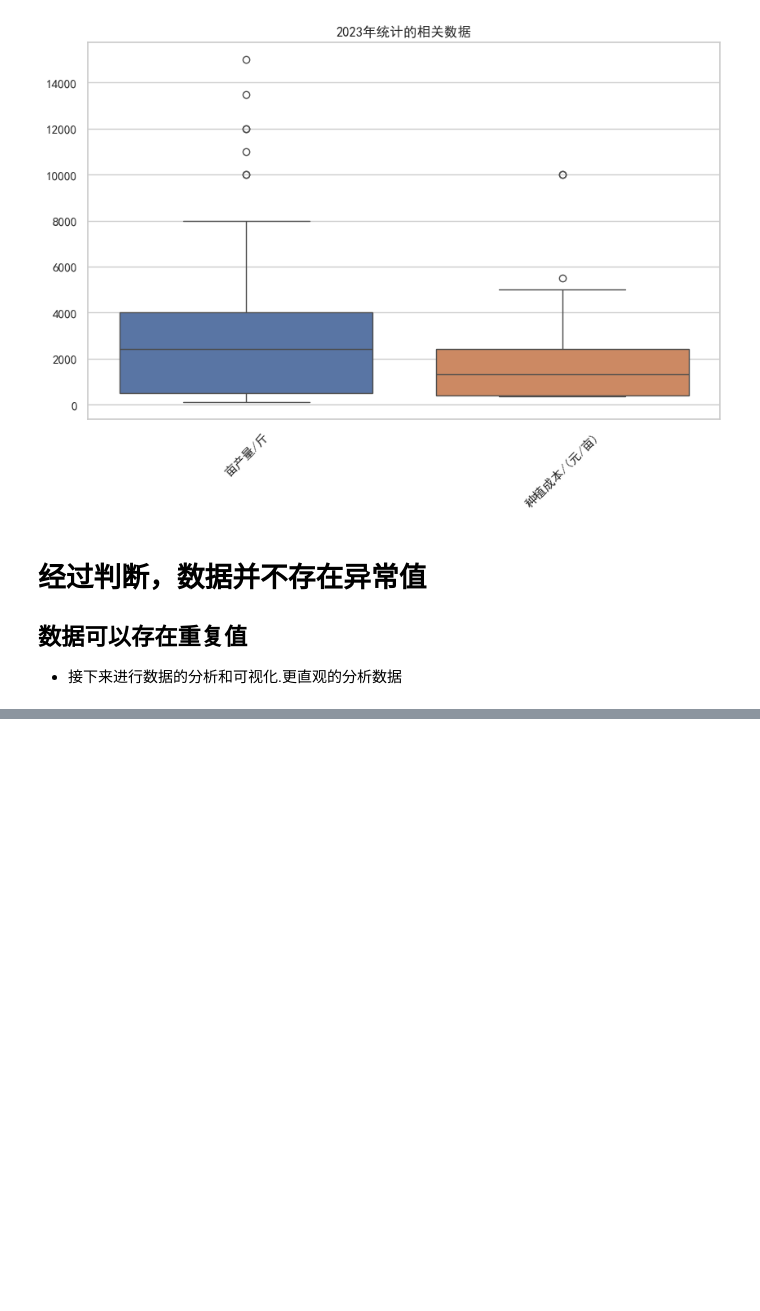
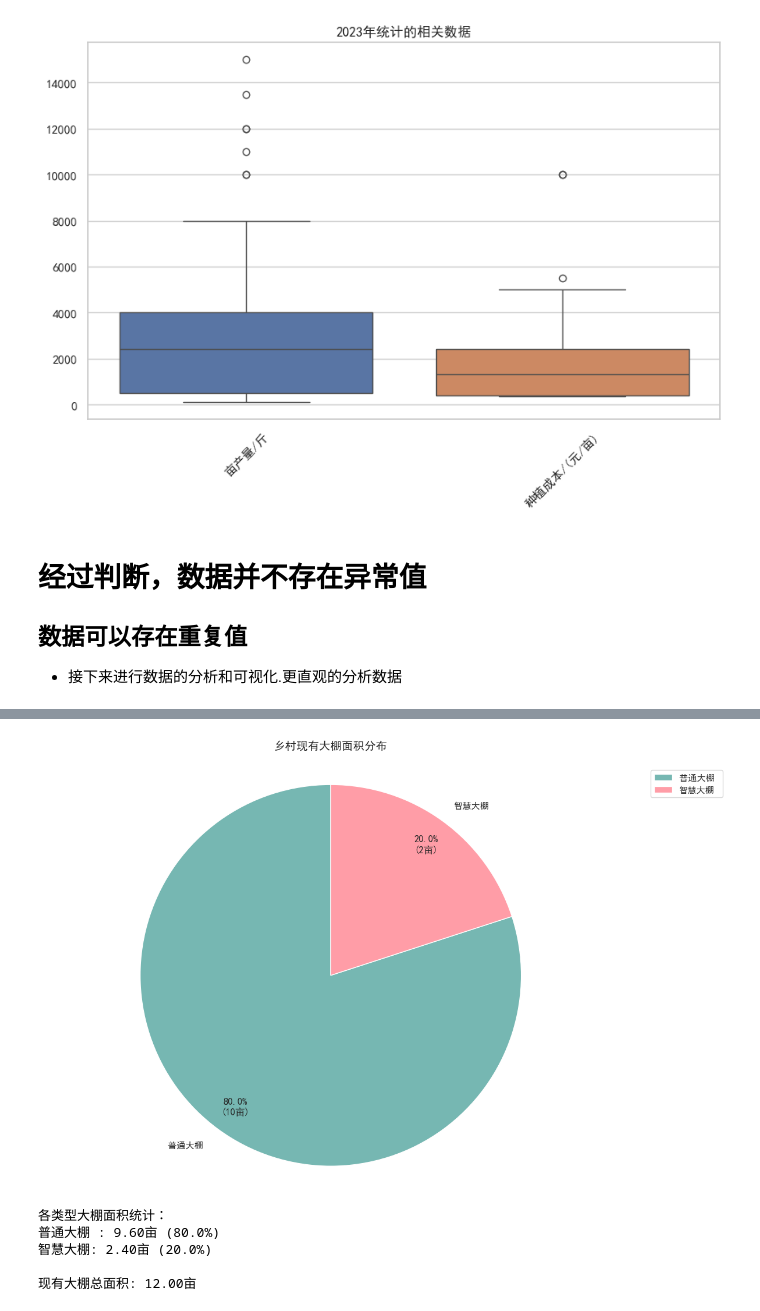
Before and after one commit to Hello-IsHuiHui/C-, a Jupyter notebook: code.ipynb, the cells around one changed output, grey strips where cells are left out. Saved outputs shown, nothing was run; the diff lists cells and outputs as text; code cells hidden in the pictures; blank space fills up the shorter version.

```diff
--- a/code.ipynb
+++ b/code.ipynb
@@ -152,0 +165,59 @@ for type_name, area in area_by_type.items():
+# %%
+"""
+
+只统计大棚的分布情况
+
+"""
+
+# 计算智慧大棚和普通大棚的面积总和
+area_by_type_greenhouse = countryside_nowland[countryside_nowland['地块类型'].isin(['智慧大棚', '普通大棚 '])].groupby('地块类型')['地块面积/亩'].sum()
+
+# 自定义显示格式函数
+def make_autopct_greenhouse(values):
+    def my_autopct(pct):
+        total = sum(values)
+        val = int(round(pct*total/100.0))
+        return f'{pct:.1f}%\n({val:d}亩)'
+    return my_autopct
+# 设置图形大小
+plt.figure(figsize=(12, 8))
+# 设置颜色方案
+colors_greenhouse = ['#76B7B2', '#FF9DA7']
+# 绘制饼图
+plt.pie(area_by_type_greenhouse.values,
+        labels=area_by_type_greenhouse.index,
+        colors=colors_greenhouse,
+        autopct=make_autopct_greenhouse(area_by_type_greenhouse.values),
+        startangle=90,
+        pctdistance=0.85,
+        labeldistance=1.1)
+# 添加标题
+plt.title('乡村现有大棚面积分布', pad=20, fontsize=14)
+# 添加图例，并调整位置
+plt.legend(bbox_to_anchor=(1.05, 1), loc='upper left')
+# 确保饼图是圆形的
+plt.axis('equal')
+# 调整布局以确保图例完整显示
+plt.tight_layout()
+# 保存图片
+if not os.path.exists('results'):
+    os.makedirs('results')
+plt.savefig('results/耕地面积分布饼图_大棚.png', bbox_inches='tight', dpi=300)
+# 显示图片
+plt.show()
+plt.close()
+# 打印具体数值
+print("\n各类型大棚面积统计：")
+for type_name, area in area_by_type_greenhouse.items():
+    print(f"{type_name}: {area:.2f}亩 ({(area/area_by_type_greenhouse.sum()*100):.1f}%)")
+
+# 统计现有大棚的总面积
+total_area_greenhouse = countryside_nowland[countryside_nowland['地块类型'].isin(['智慧大棚', '普通大棚 '])]['地块面积/亩'].sum()
+print(f"\n现有大棚总面积: {total_area_greenhouse:.2f}亩")
+# %% [output]
+[figure, added]
+各类型大棚面积统计：
+普通大棚 : 9.60亩 (80.0%)
+智慧大棚: 2.40亩 (20.0%)
+
+现有大棚总面积: 12.00亩
```
Also changed, not shown: parts of 2 cells of this notebook, 6 other files.
